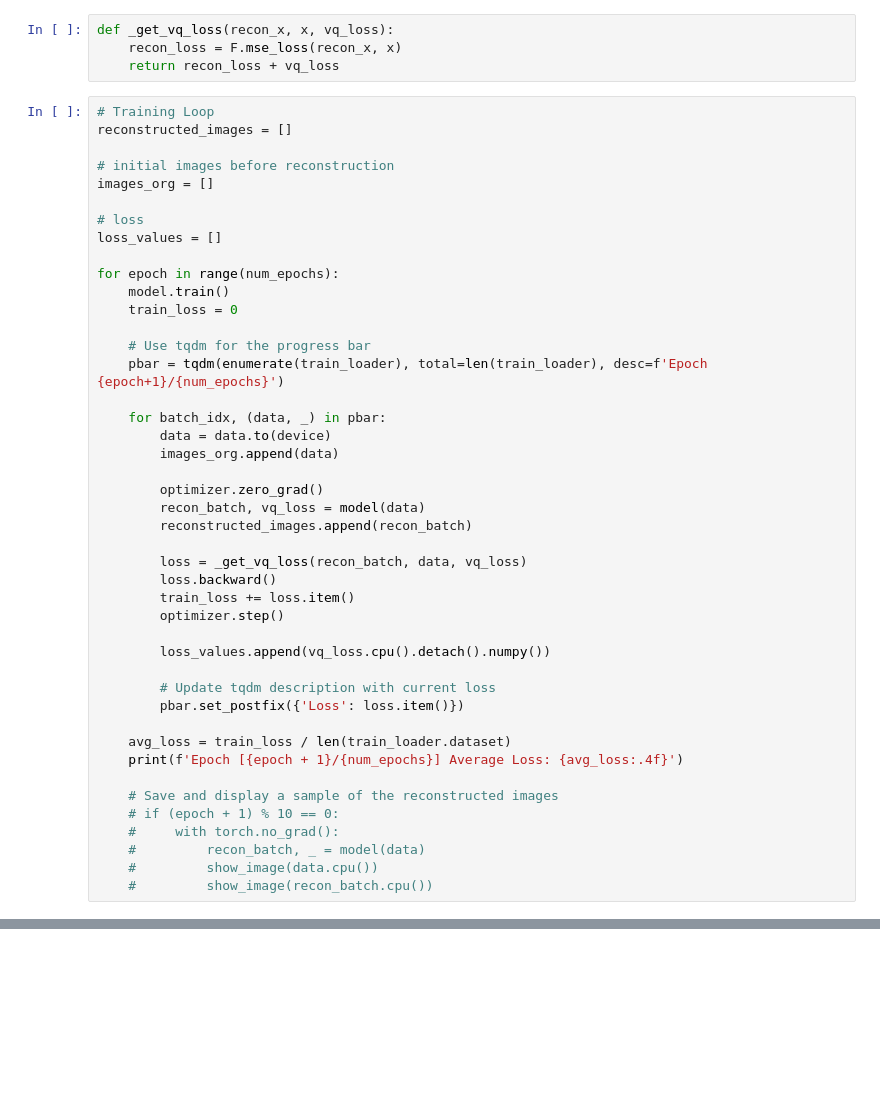
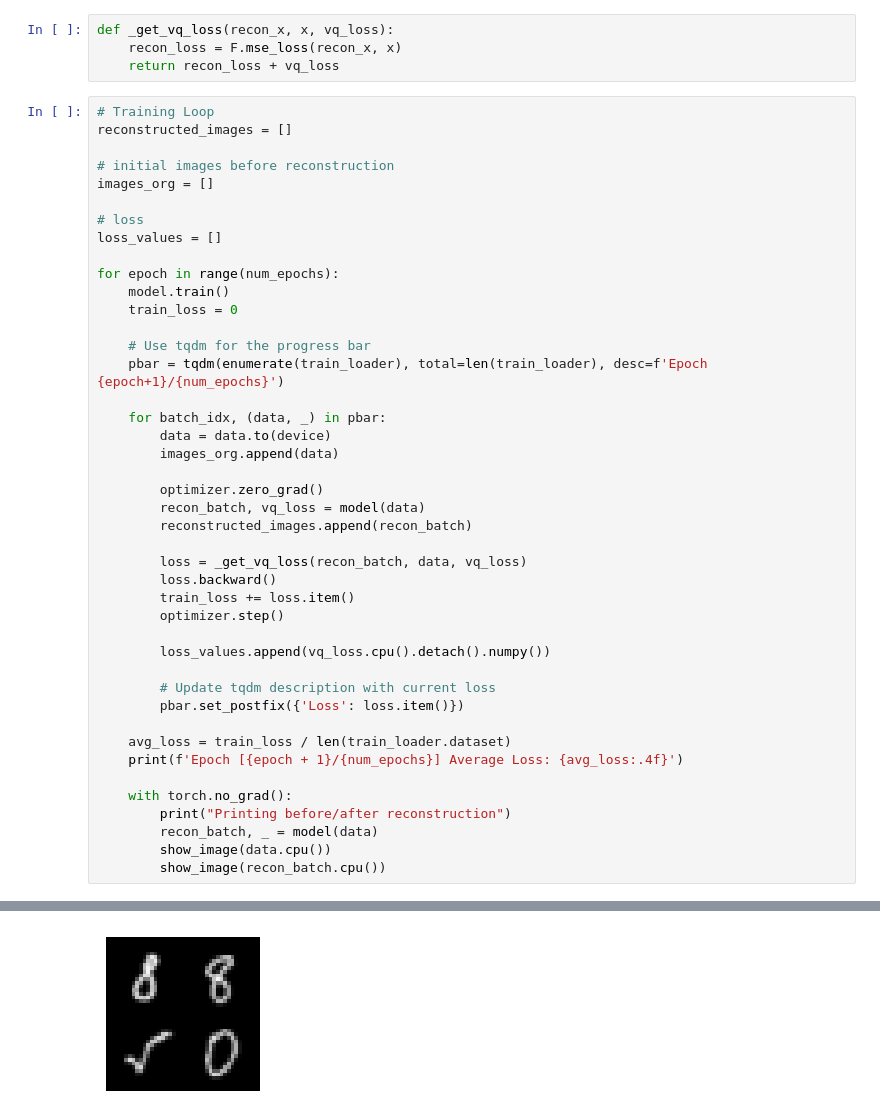
Before and after one commit to pauliusB20/vq-vae-experiments, a Jupyter notebook: notebooks/vq_vae_mnist.ipynb, the cells around one changed output, grey strips where cells are left out. Cells and saved outputs as stored; diff of their text form; blank space fills up the shorter version.

```diff
--- a/notebooks/vq_vae_mnist.ipynb
+++ b/notebooks/vq_vae_mnist.ipynb
@@ -174,10 +176,9 @@ for epoch in range(num_epochs):
     avg_loss = train_loss / len(train_loader.dataset)
     print(f'Epoch [{epoch + 1}/{num_epochs}] Average Loss: {avg_loss:.4f}')
 
-    # Save and display a sample of the reconstructed images
-    # if (epoch + 1) % 10 == 0:
-    #     with torch.no_grad():
-    #         recon_batch, _ = model(data)
-    #         show_image(data.cpu())
-    #         show_image(recon_batch.cpu())
+    with torch.no_grad():
+        print("Printing before/after reconstruction")
+        recon_batch, _ = model(data)
+        show_image(data.cpu())
+        show_image(recon_batch.cpu())
 # %% [output]
@@ -184,0 +187 @@ Epoch [1/7] Average Loss: 0.0035
+[figure, added]
```
Also changed, not shown: parts of 8 cells of this notebook.
